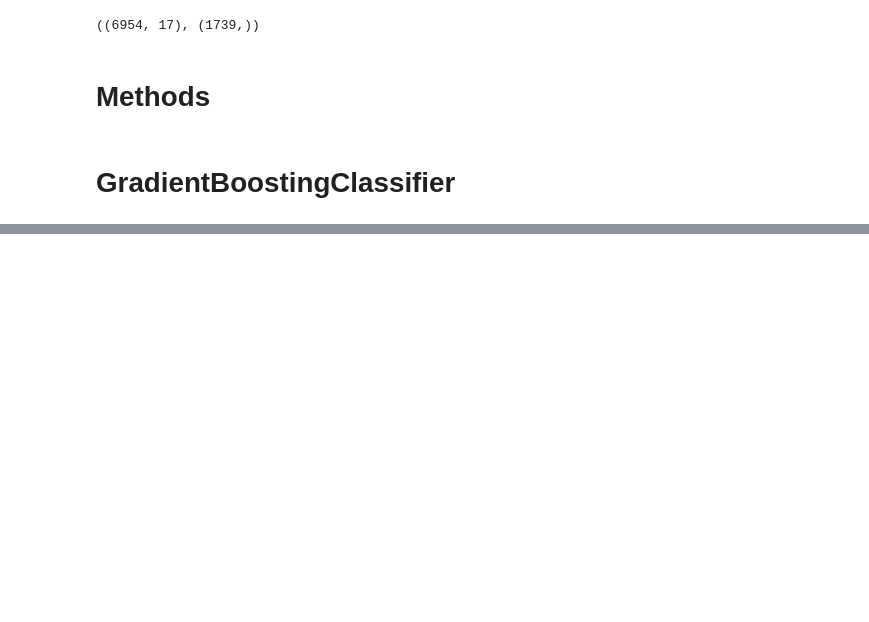
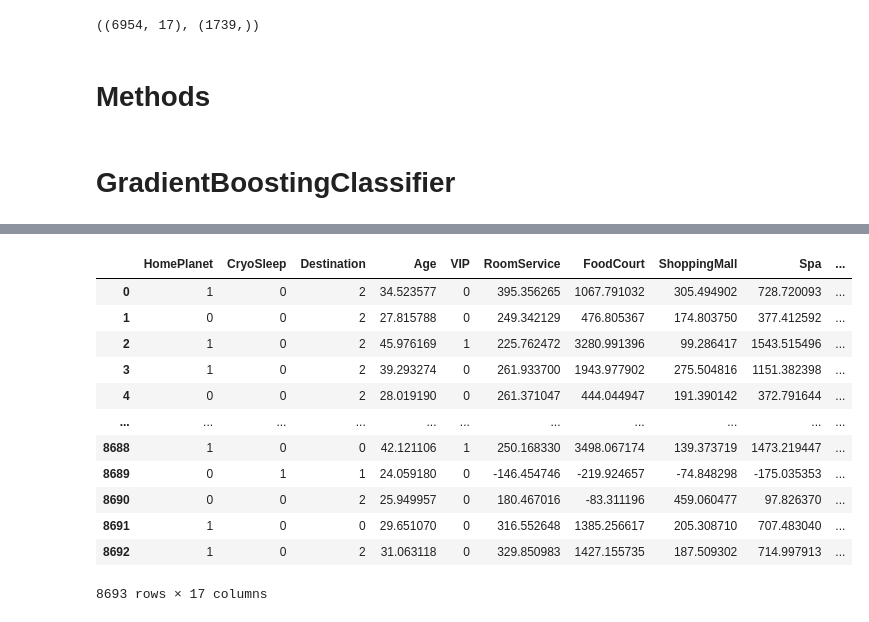
Before and after one commit to team-pass-ds/Spaceship-Titanic, a Jupyter notebook: notebooks/Comp-notebook.ipynb, the cells around one changed output, grey strips where cells are left out. Cells and saved outputs as stored; diff of their text form; code cells hidden in the pictures; blank space fills up the shorter version.

```diff
--- a/notebooks/Comp-notebook.ipynb
+++ b/notebooks/Comp-notebook.ipynb
@@ -641,0 +642,16 @@ weighted avg       0.77      0.77      0.77      1739
+# %%
+X
+# %% [output]
+|  | HomePlanet | CryoSleep | Destination | Age | VIP | RoomService | FoodCourt | ShoppingMall | Spa | ... |
+| 0 | 1 | 0 | 2 | 34.523577 | 0 | 395.356265 | 1067.791032 | 305.494902 | 728.720093 | ... |
+| 1 | 0 | 0 | 2 | 27.815788 | 0 | 249.342129 | 476.805367 | 174.803750 | 377.412592 | ... |
+| 2 | 1 | 0 | 2 | 45.976169 | 1 | 225.762472 | 3280.991396 | 99.286417 | 1543.515496 | ... |
+| 3 | 1 | 0 | 2 | 39.293274 | 0 | 261.933700 | 1943.977902 | 275.504816 | 1151.382398 | ... |
+| 4 | 0 | 0 | 2 | 28.019190 | 0 | 261.371047 | 444.044947 | 191.390142 | 372.791644 | ... |
+| ... | ... | ... | ... | ... | ... | ... | ... | ... | ... | ... |
+| 8688 | 1 | 0 | 0 | 42.121106 | 1 | 250.168330 | 3498.067174 | 139.373719 | 1473.219447 | ... |
+| 8689 | 0 | 1 | 1 | 24.059180 | 0 | -146.454746 | -219.924657 | -74.848298 | -175.035353 | ... |
+| 8690 | 0 | 0 | 2 | 25.949957 | 0 | 180.467016 | -83.311196 | 459.060477 | 97.826370 | ... |
+| 8691 | 1 | 0 | 0 | 29.651070 | 0 | 316.552648 | 1385.256617 | 205.308710 | 707.483040 | ... |
+| 8692 | 1 | 0 | 2 | 31.063118 | 0 | 329.850983 | 1427.155735 | 187.509302 | 714.997913 | ... |
+8693 rows × 17 columns
```
Also changed, not shown: parts of 7 cells of this notebook.
